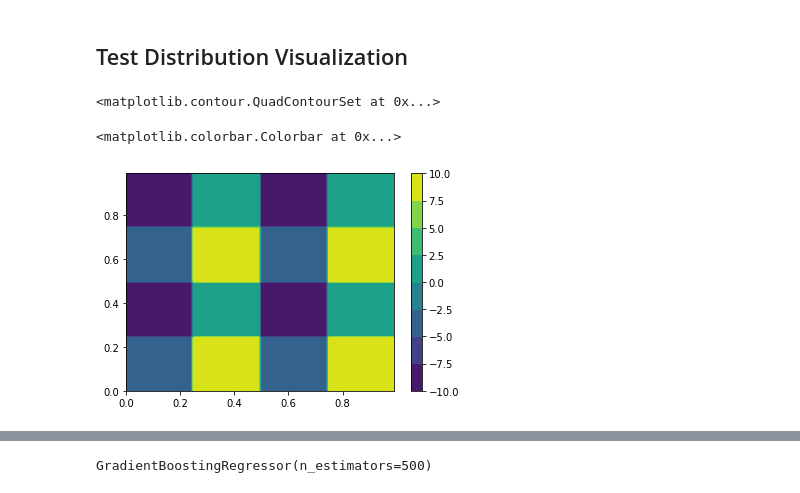
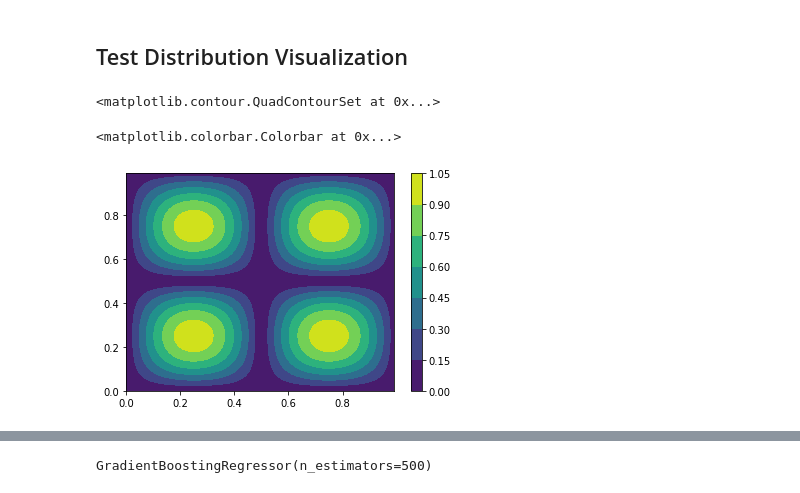
Before and after one commit to Karlmyh/RTER, a Jupyter notebook: test.ipynb, the cells around one changed output, grey strips where cells are left out. Cells and saved outputs as stored; diff of their text form; code cells hidden in the pictures.

Commit message:
add plot

```diff
--- a/test.ipynb
+++ b/test.ipynb
@@ -21,17 +21,17 @@ from sklearn.model_selection import GridSearchCV
 
 from sklearn.ensemble import GradientBoostingRegressor
 # %%
-generator=TestDistribution(9).returnDistribution()
+generator=TestDistribution(8).returnDistribution()
 np.random.seed(3)
 
 axis0,axis1 = np.meshgrid(np.arange(0,1,0.01),np.arange(0,1,0.01))
 X_grid = np.array([axis0.ravel(),axis1.ravel()]).T
 
 predict_result=generator.evaluate(X_grid).reshape(-1,100)
 plt.contourf(axis0, axis1,predict_result) #,vmin=0,vmax=20)
 plt.colorbar()
 # %% [output]
 <matplotlib.contour.QuadContourSet at 0x...>
 <matplotlib.colorbar.Colorbar at 0x...>
-[figure, old version]
+[figure, new version]
 # %%
```
Also changed, not shown: parts of 13 cells of this notebook, 17 other files.
